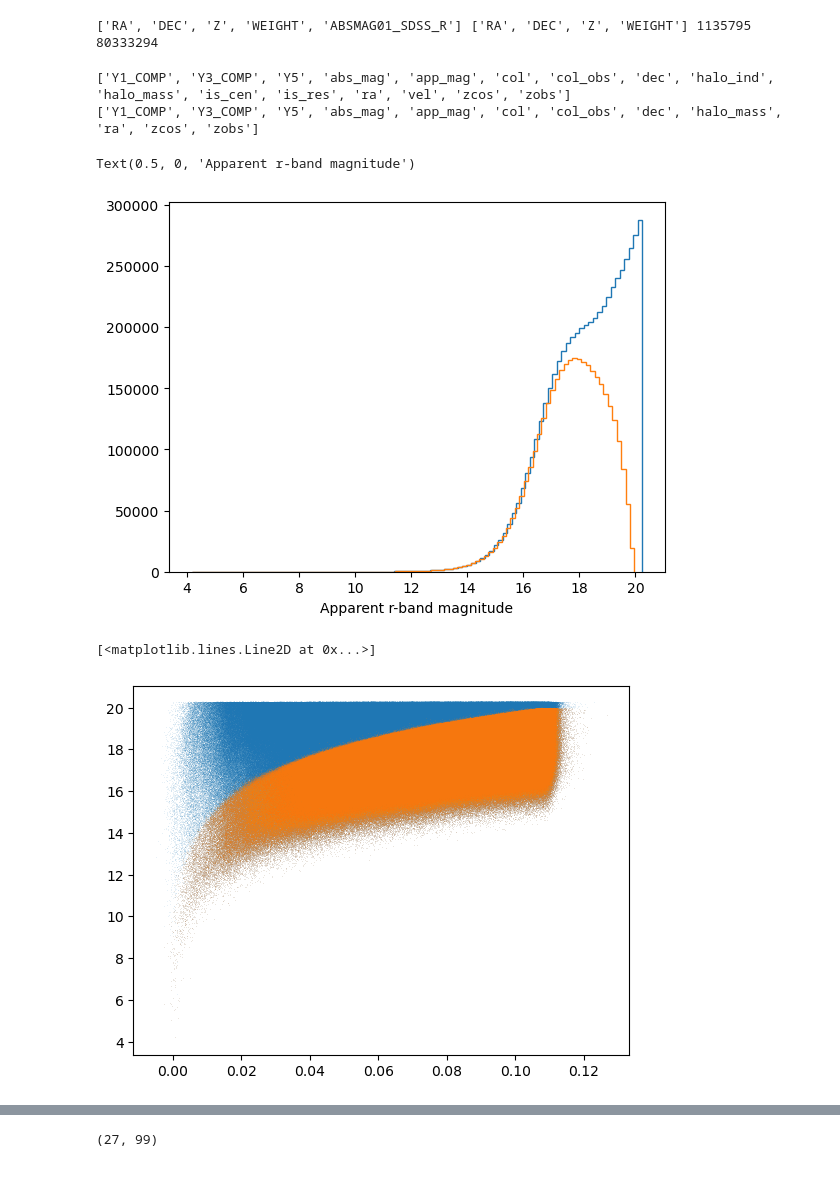
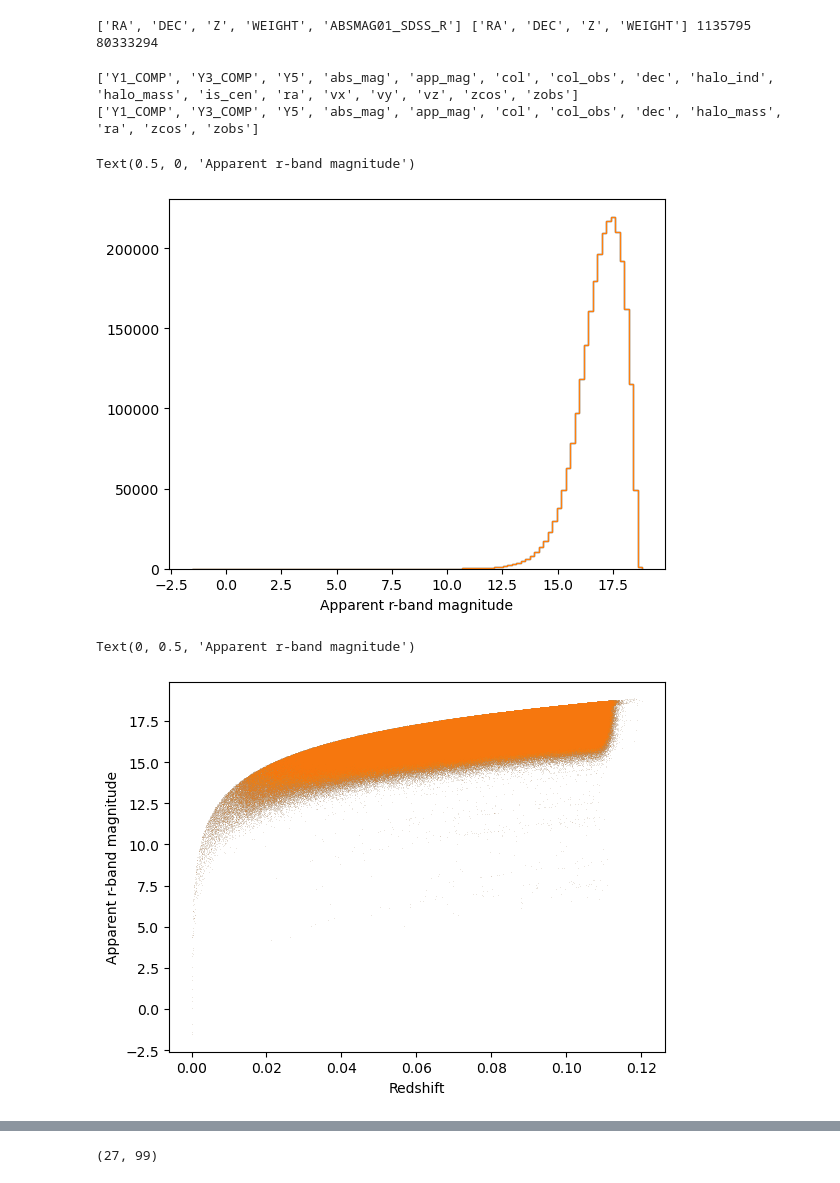
Before and after one commit to julianbautista/desi_pv_mocks, a Jupyter notebook: notebooks/check_BGS_clustering.ipynb, the cells around one changed output, grey strips where cells are left out. Drawn from its saved outputs; the diff is of its cells as text; code cells hidden in the pictures.

```diff
--- a/notebooks/check_BGS_clustering.ipynb
+++ b/notebooks/check_BGS_clustering.ipynb
@@ -5,7 +8,8 @@ import h5py
 from astropy.cosmology import FlatLambdaCDM
 from astropy.io import fits
 
-from mock_config import CONFIG, BGS_CLUS
+from config import load_config
+cfg=load_config('../config_files/mock_config_v3.0.yaml')
 
 cosmo = FlatLambdaCDM(H0=100., Om0=0.31)
 # %%
@@ -21,10 +25,16 @@ print(d0_data.names, d0_rand.names, d0_data.size, d0_rand.size)
 # %% [output]
 ['RA', 'DEC', 'Z', 'WEIGHT', 'ABSMAG01_SDSS_R'] ['RA', 'DEC', 'Z', 'WEIGHT'] 1135795 80333294
 # %%
-m0_data = h5py.File(CONFIG.mock_bgs_base_data.format(phase=0, real=0), 'r')
-m0_rand = h5py.File(CONFIG.mock_bgs_base_rand.format(phase=0, real=0), 'r')
+m0_data = h5py.File(cfg.mock_bgs_base_data.format(phase=0, real=0), 'r')
+m0_rand = h5py.File(cfg.mock_bgs_base_rand.format(phase=0, real=0), 'r')
 print(list(m0_data.keys()))
 print(list(m0_rand.keys()))
+
+m0_app_mag = m0_data['app_mag'][...]
+m0_zobs = m0_data['zobs'][...]
+m0_abs_mag = m0_data['abs_mag'][...]
+m0_data.close()
+m0_rand.close()
 # %% [output]
-['Y1_COMP', 'Y3_COMP', 'Y5', 'abs_mag', 'app_mag', 'col', 'col_obs', 'dec', 'halo_ind', 'halo_mass', 'is_cen', 'is_res', 'ra', 'vel', 'zcos', 'zobs']
+['Y1_COMP', 'Y3_COMP', 'Y5', 'abs_mag', 'app_mag', 'col', 'col_obs', 'dec', 'halo_ind', 'halo_mass', 'is_cen', 'ra', 'vx', 'vy', 'vz', 'zcos', 'zobs']
 ['Y1_COMP', 'Y3_COMP', 'Y5', 'abs_mag', 'app_mag', 'col', 'col_obs', 'dec', 'halo_mass', 'ra', 'zcos', 'zobs']
@@ -37,17 +41,21 @@ mask = (m0_app_mag < BGS_CLUS.appmaglim) & (m0_abs_mag < BGS_CLUS.absmaglim)
 # %%
+mask = (m0_app_mag < cfg.bgs_clus.appmaglim) & (m0_abs_mag < cfg.bgs_clus.absmaglim) #& (m0_zobs > -0.001)
+
 plt.hist(m0_app_mag, bins=100, histtype='step')
 plt.hist(m0_app_mag[mask], bins=100, histtype='step')
 plt.xlabel('Apparent r-band magnitude')
 # %% [output]
 Text(0.5, 0, 'Apparent r-band magnitude')
-[figure, old version]
+[figure, new version]
 # %%
 
 plt.plot(m0_zobs, m0_app_mag, ',', alpha=0.1)
 plt.plot(m0_zobs[mask], m0_app_mag[mask], ',', alpha=0.1)
+plt.xlabel('Redshift')
+plt.ylabel('Apparent r-band magnitude')
 # %% [output]
-[<matplotlib.lines.Line2D at 0x...>]
+Text(0, 0.5, 'Apparent r-band magnitude')
-[figure, old version]
+[figure, new version]
 # %%
 plt.plot(m0_zobs, m0_abs_mag, ',', alpha=0.1)
 plt.plot(m0_zobs[mask], m0_abs_mag[mask], ',', alpha=0.1)
```
Also changed, not shown: parts of 15 cells of this notebook, 10 other files.
